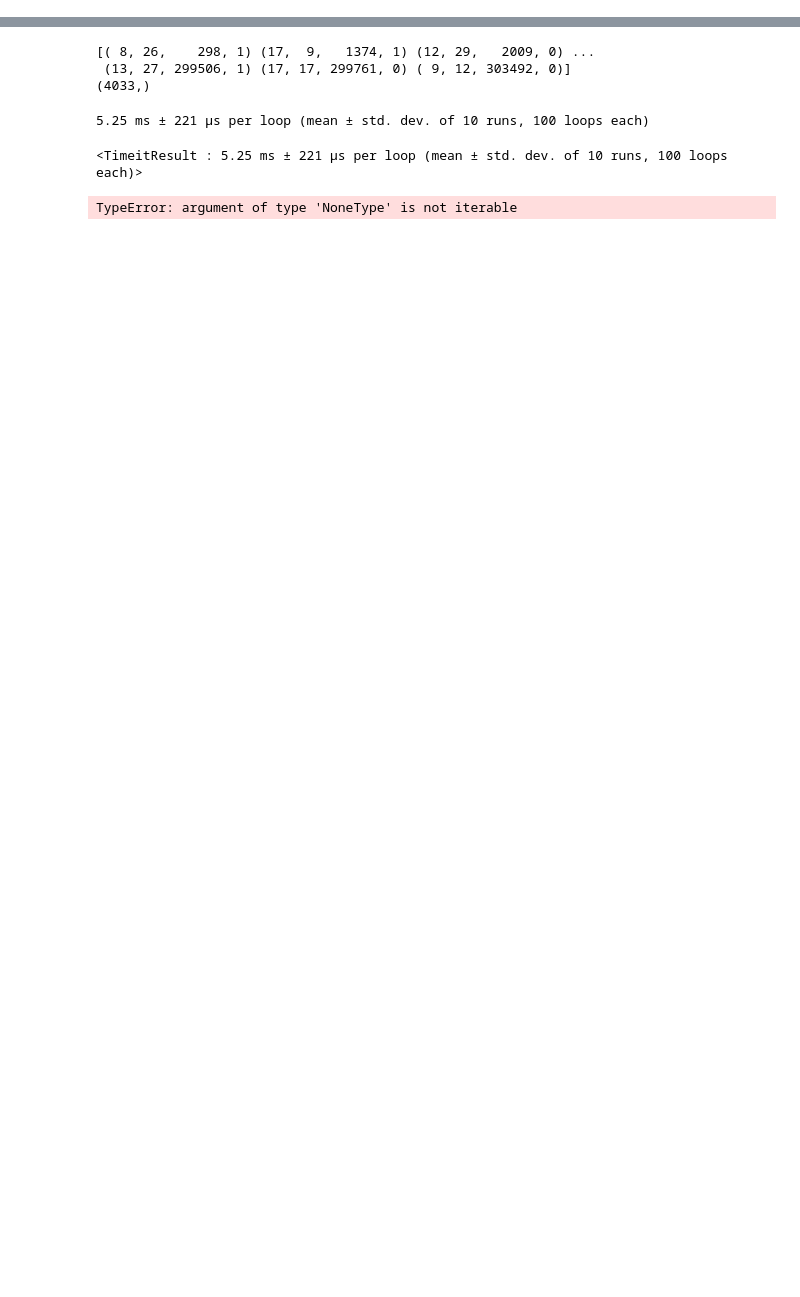
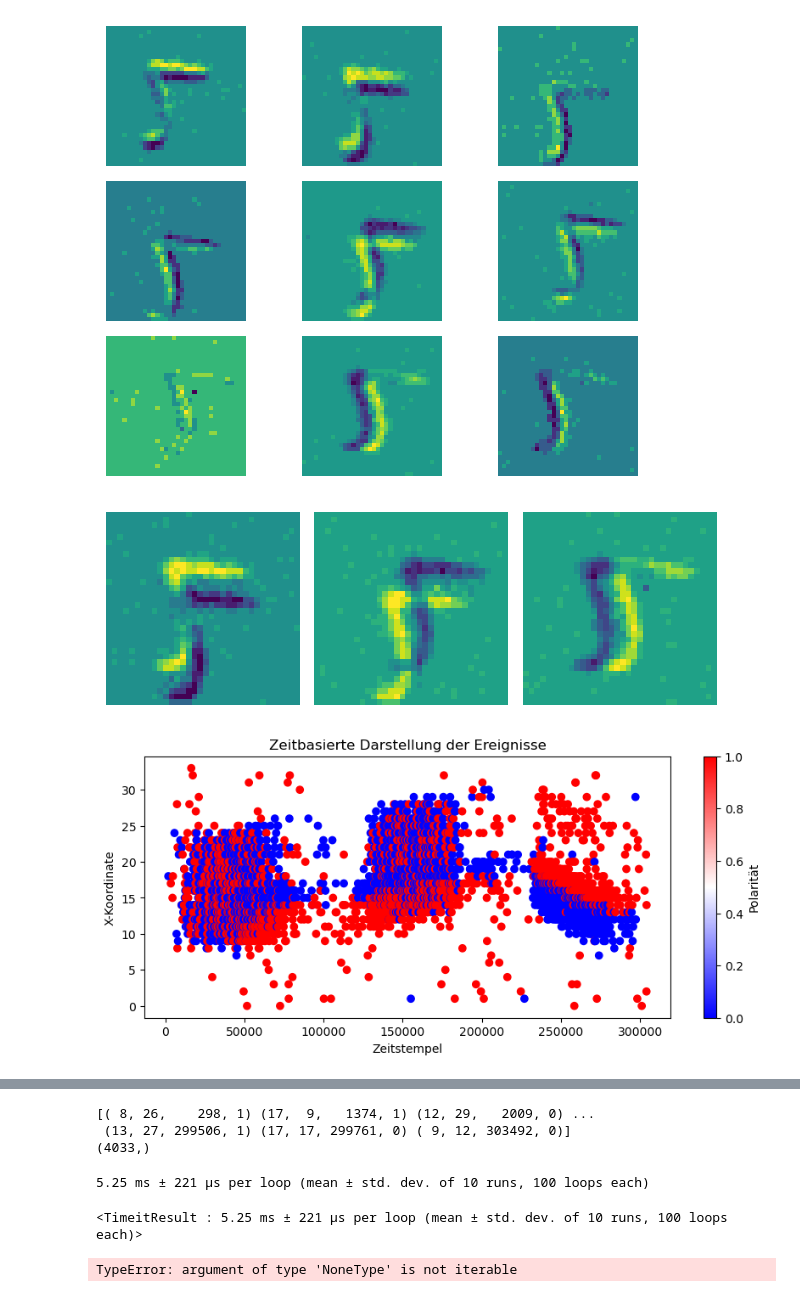
Before and after one commit to dennisripp/spiking_time_signature, a Jupyter notebook: neuromorphic_dataset.ipynb, the cells around one changed output, grey strips where cells are left out. Drawn from its saved outputs; the diff is of its cells as text; code cells hidden in the pictures; blank space fills up the shorter version.

```diff
--- a/neuromorphic_dataset.ipynb
+++ b/neuromorphic_dataset.ipynb
@@ -26,0 +97,53 @@ tonic.utils.plot_event_grid(events)
+# %%
+rand_ind = random.randint(0, len(dataset) - 1)
+events, target = dataset[rand_ind]
+
+tonic.utils.plot_event_grid(events, (3,3))
+tonic.utils.plot_event_grid(events)
+
+
+# Umwandlung der Ereignisse in ein 2D-Array
+events_array = np.array([list(event) for event in events])
+
+# Zeitbasierte Darstellung der Ereignisse
+plt.figure(figsize=(10, 4))
+plt.scatter(events_array[:, 2], events_array[:, 0], c=events_array[:, 3], cmap='bwr')
+plt.xlabel('Zeitstempel')
+plt.ylabel('X-Koordinate')
+plt.title('Zeitbasierte Darstellung der Ereignisse')
+plt.colorbar(label='Polarität')
+plt.show()
+
+# Polaritätsbasierte Visualisierung
+positive_events = events_array[events_array[:, 3] == 1]
+negative_events = events_array[events_array[:, 3] == 0]
+
+plt.figure(figsize=(10, 4))
+plt.scatter(positive_events[:, 0], positive_events[:, 1], color='red', label='Positive Polarität')
+plt.scatter(negative_events[:, 0], negative_events[:, 1], color='blue', label='Negative Polarität')
+plt.xlabel('X-Koordinate')
+plt.ylabel('Y-Koordinate')
+plt.title('Polaritätsbasierte Visualisierung der Ereignisse')
+plt.legend()
+plt.show()
+
+# Raum-Zeit-Plot
+plt.figure(figsize=(10, 6))
+plt.scatter(events_array[:, 2], events_array[:, 0], c=events_array[:, 1], cmap='viridis')
+plt.xlabel('Zeitstempel')
+plt.ylabel('X-Koordinate')
+plt.colorbar(label='Y-Koordinate')
+plt.title('Raum-Zeit-Visualisierung der Ereignisse')
+plt.show()
+
+# Histogramm der Ereignisverteilung
+plt.figure(figsize=(10, 4))
+plt.hist(events_array[:, 2], bins=50, color='green')
+plt.xlabel('Zeitstempel')
+plt.ylabel('Anzahl der Ereignisse')
+plt.title('Histogramm der Ereignisverteilung über die Zeit')
+plt.show()
+# %% [output]
+[figure, added]
+[figure, added]
+[figure, added]
```
Also changed, not shown: parts of 5 cells of this notebook.
